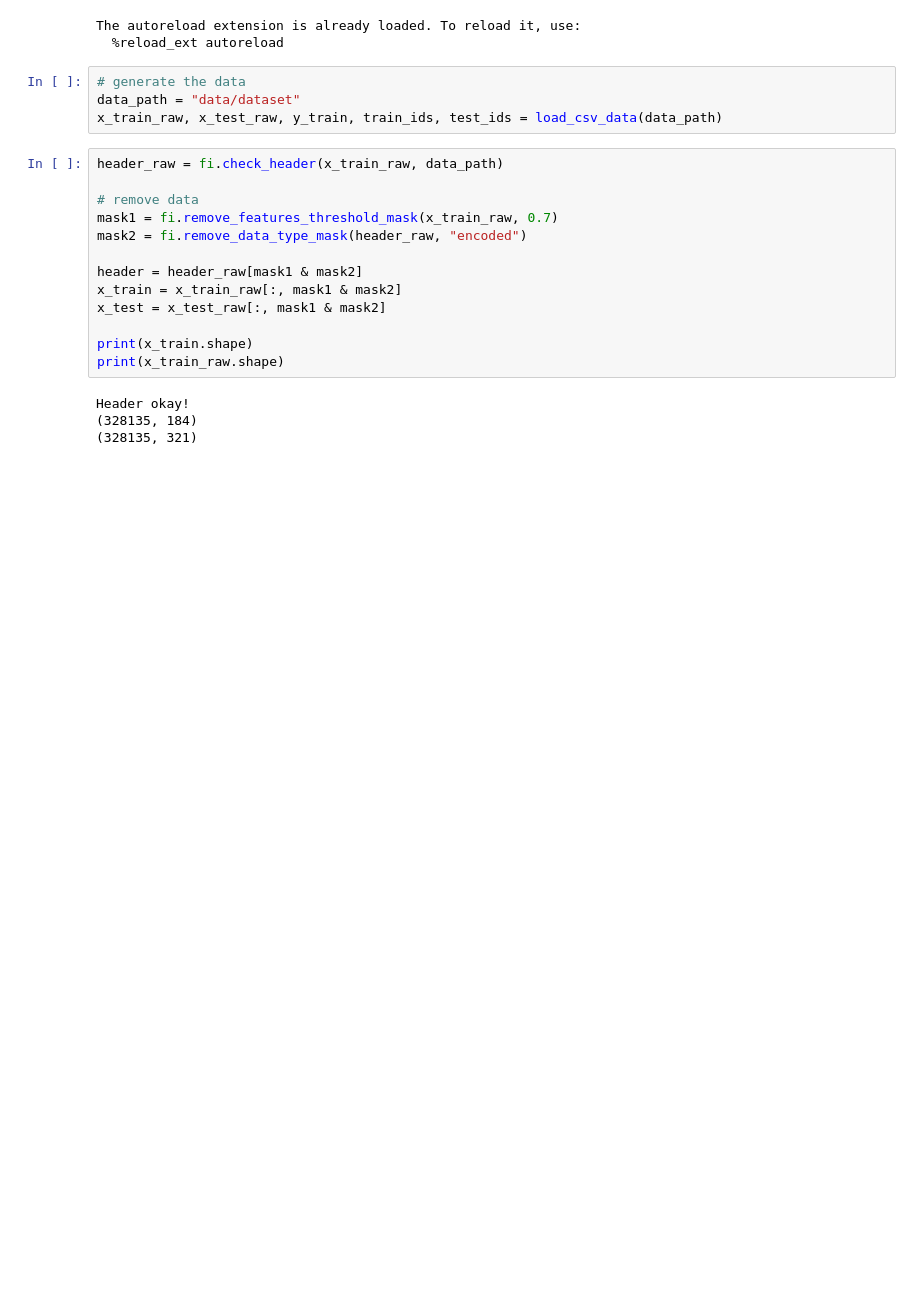
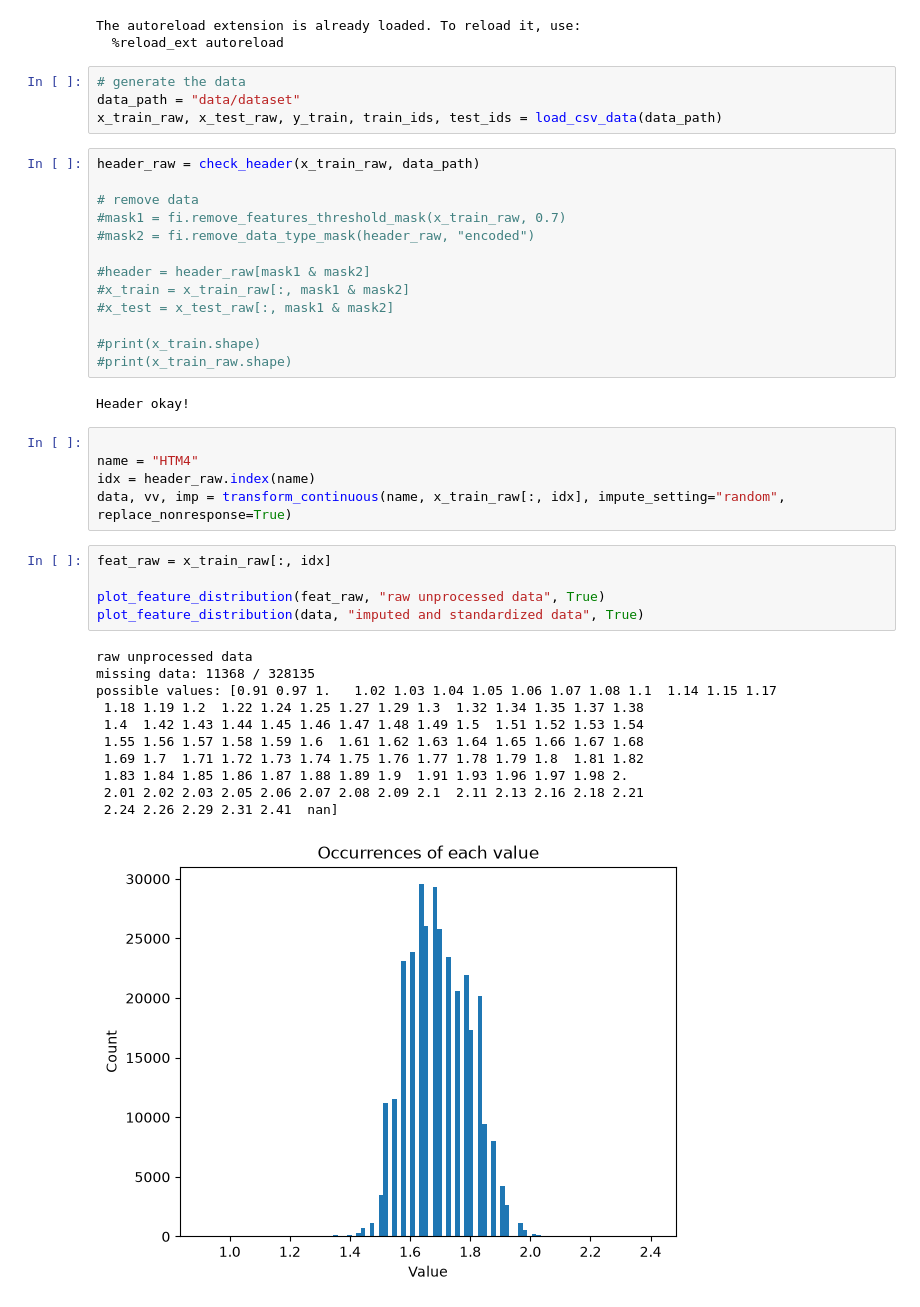
Before and after one commit to Florian-EPFL/project1_ml, a Jupyter notebook: test_imputation.ipynb, the cells around one changed output. Cells and saved outputs as stored; diff of their text form; blank space fills up the shorter version.

```diff
--- a/test_imputation.ipynb
+++ b/test_imputation.ipynb
@@ -19,19 +21,39 @@ The autoreload extension is already loaded. To reload it, use:
 data_path = "data/dataset"
 x_train_raw, x_test_raw, y_train, train_ids, test_ids = load_csv_data(data_path)
 # %%
-header_raw = fi.check_header(x_train_raw, data_path)
+header_raw = check_header(x_train_raw, data_path)
 
 # remove data
-mask1 = fi.remove_features_threshold_mask(x_train_raw, 0.7)
-mask2 = fi.remove_data_type_mask(header_raw, "encoded")
+#mask1 = fi.remove_features_threshold_mask(x_train_raw, 0.7)
+#mask2 = fi.remove_data_type_mask(header_raw, "encoded")
 
-header = header_raw[mask1 & mask2]
-x_train = x_train_raw[:, mask1 & mask2]
-x_test = x_test_raw[:, mask1 & mask2]
+#header = header_raw[mask1 & mask2]
+#x_train = x_train_raw[:, mask1 & mask2]
+#x_test = x_test_raw[:, mask1 & mask2]
 
-print(x_train.shape)
-print(x_train_raw.shape)
+#print(x_train.shape)
+#print(x_train_raw.shape)
 # %% [output]
 Header okay!
-(328135, 184)
-(328135, 321)
+# %%
+
+name = "HTM4"
+idx = header_raw.index(name)
+data, vv, imp = transform_continuous(name, x_train_raw[:, idx], impute_setting="random", replace_nonresponse=True)
+# %%
+feat_raw = x_train_raw[:, idx]
+
+plot_feature_distribution(feat_raw, "raw unprocessed data", True)
+plot_feature_distribution(data, "imputed and standardized data", True)
+# %% [output]
+raw unprocessed data
+missing data: 11368 / 328135
+possible values: [0.91 0.97 1.   1.02 1.03 1.04 1.05 1.06 1.07 1.08 1.1  1.14 1.15 1.17
+ 1.18 1.19 1.2  1.22 1.24 1.25 1.27 1.29 1.3  1.32 1.34 1.35 1.37 1.38
+ 1.4  1.42 1.43 1.44 1.45 1.46 1.47 1.48 1.49 1.5  1.51 1.52 1.53 1.54
+ 1.55 1.56 1.57 1.58 1.59 1.6  1.61 1.62 1.63 1.64 1.65 1.66 1.67 1.68
+ 1.69 1.7  1.71 1.72 1.73 1.74 1.75 1.76 1.77 1.78 1.79 1.8  1.81 1.82
+ 1.83 1.84 1.85 1.86 1.87 1.88 1.89 1.9  1.91 1.93 1.96 1.97 1.98 2.
+ 2.01 2.02 2.03 2.05 2.06 2.07 2.08 2.09 2.1  2.11 2.13 2.16 2.18 2.21
+ 2.24 2.26 2.29 2.31 2.41  nan]
+[figure, added]
```
Also changed, not shown: parts of 5 cells of this notebook, 2 other files.
